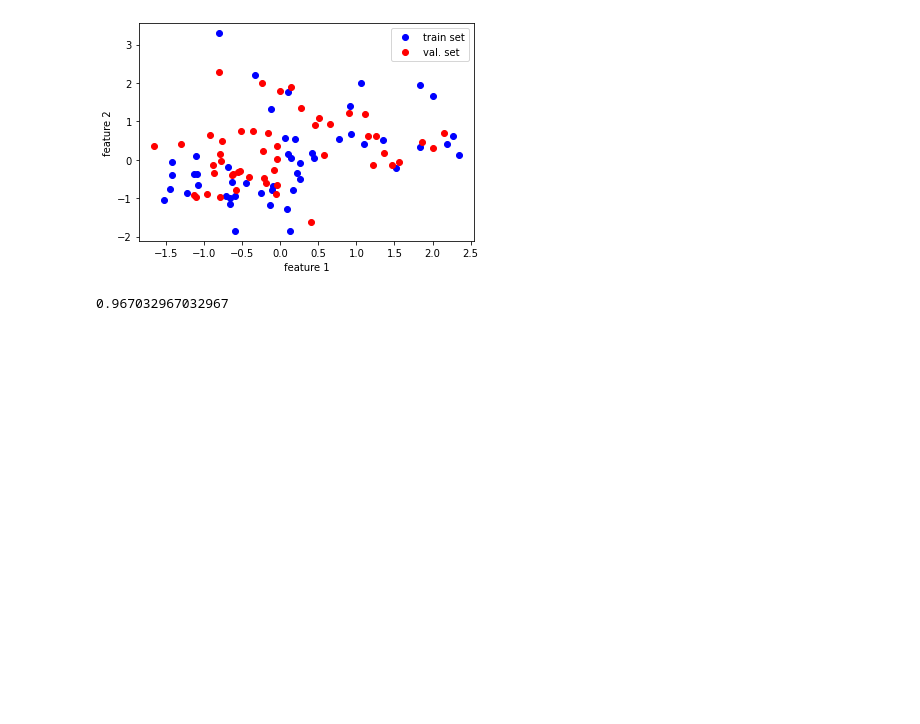
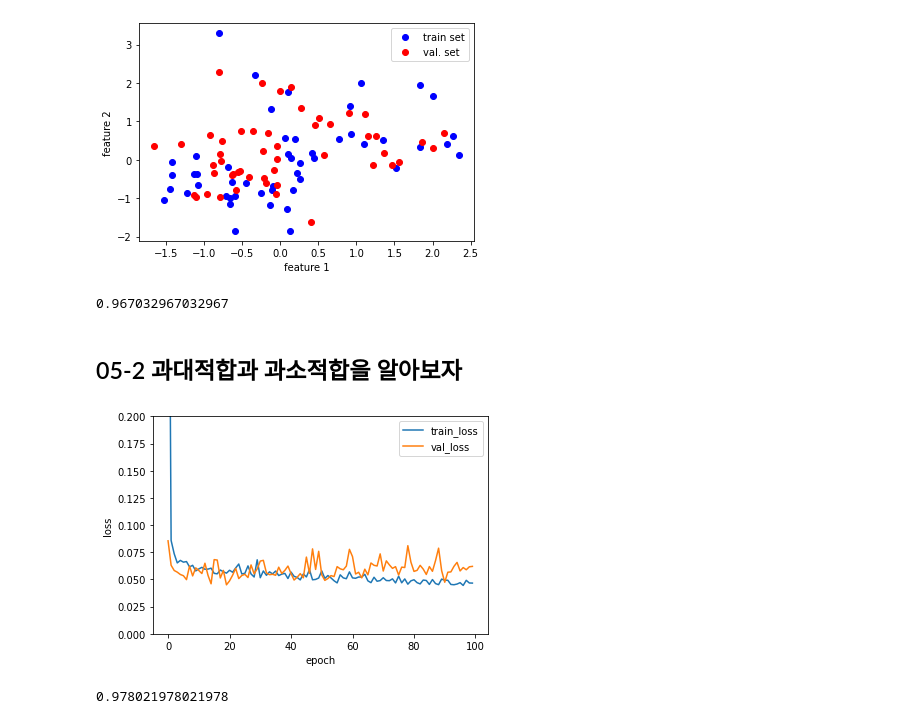
Before and after one commit to kxxxda/DoItDeepLearning, a Jupyter notebook: ch05.ipynb, the cells around one changed output. Drawn from its saved outputs; the diff is of its cells as text; code cells hidden in the pictures; blank space fills up the shorter version.

```diff
--- a/ch05.ipynb
+++ b/ch05.ipynb
@@ -256,3 +256,35 @@ layer2.score(x_val_scaled, y_val)
 # 성능이 오른 것을 확인할 수 있다 !
 # %% [output]
 0.967032967032967
+# %% [markdown]
+## 05-2 과대적합과 과소적합을 알아보자
+# %%
+# 표준화된 훈련 세트와 검증 세트를 이용해서 단일층 신경망을 훈련
+
+layer3 = SingleLayer()
+layer3.fit(x_train_scaled, y_train, x_val = x_val_scaled, y_val = y_val)
+# %%
+# 위 과정에서 에포크 마다 훈련 세트와 검증 세트의 손실값을 저장해 두었는데 이 값을 이용해서 그래프를 그려보자
+
+plt.ylim(0, 0.2)
+plt.plot(layer3.losses)
+plt.plot(layer3.val_losses)
+plt.ylabel('loss')
+plt.xlabel('epoch')
+plt.legend(['train_loss', 'val_loss'])
+plt.show()
+
+# 그래프를 보면 검증 손실이 대략 20번째 에포크 이후에 훈련 세트보다 높아진다.
+# 즉 에포크가 진행됨에 따라 가중치는 훈련 세트에 잘 맞게 되지만 검증 세트에는 잘 맞지 않게 되는 것이다.
+# 즉 이 모델은 20번의 에포크 이후에는 훈련할 필요가 없다.
+# %% [output]
+[figure, added]
+# %%
+# 이렇게 훈련을 일찍 멈추는 기법을 조기 종료 라고 한다.
+# 20번의 에포크 까지만 모델을 훈련하고 검증 세트의 성능을 확인해 보자.
+
+layer4 = SingleLayer()
+layer4.fit(x_train_scaled, y_train, epochs = 20)
+layer4.score(x_val_scaled, y_val)
+# %% [output]
+0.978021978021978
```
Also changed, not shown: parts of 1 cell of this notebook.
